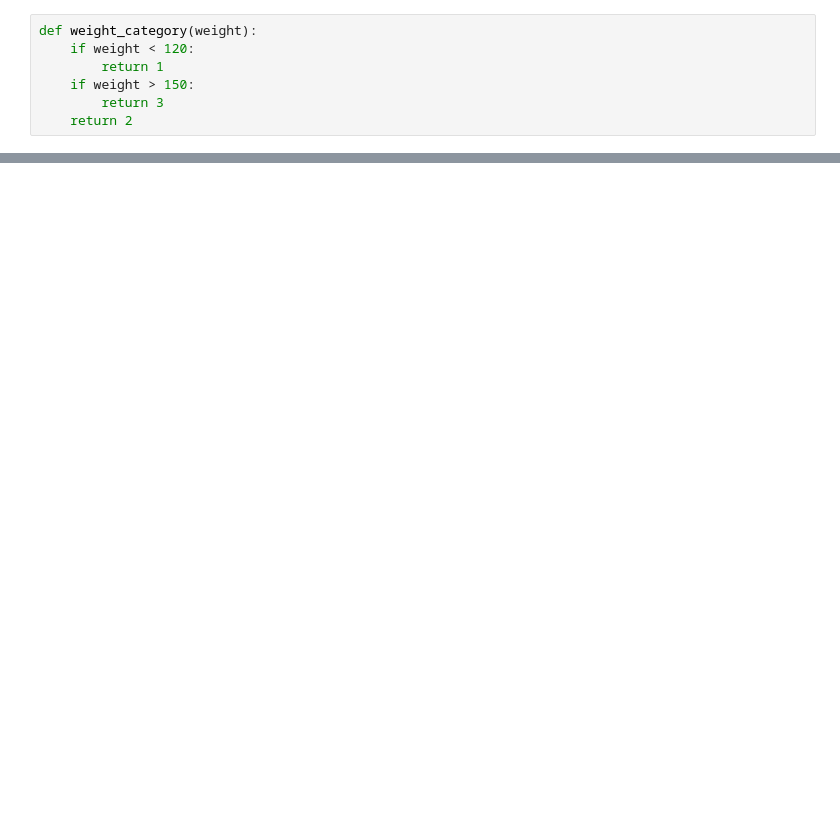
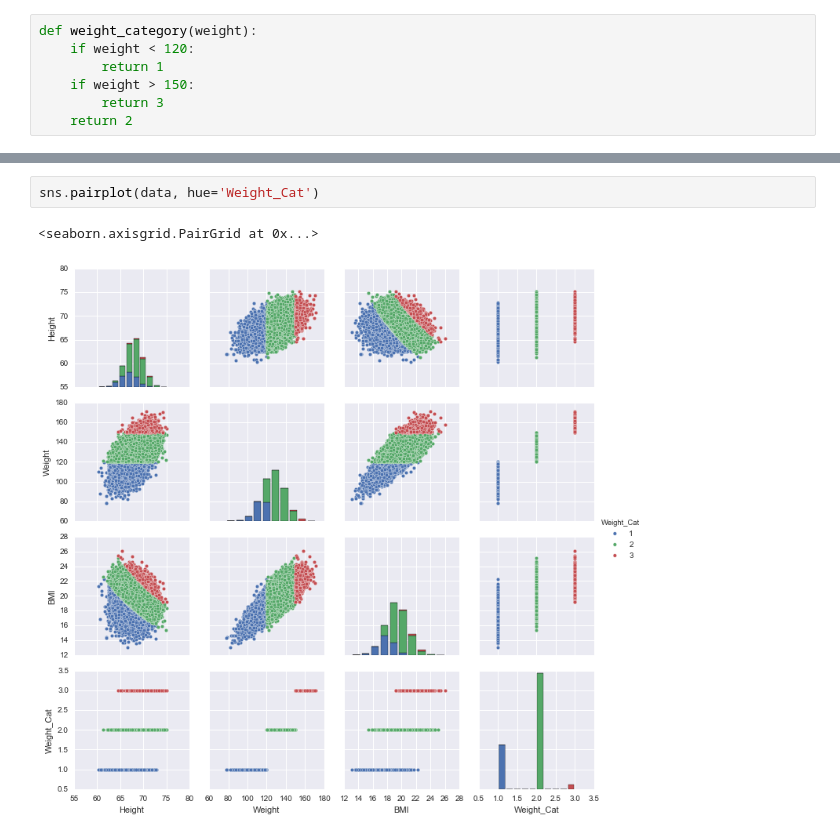
Before and after one commit to pro1710/data_science, a Jupyter notebook: linear_regression/weights_heights.ipynb, the cells around one changed output, grey strips where cells are left out. Cells and saved outputs as stored; diff of their text form; blank space fills up the shorter version.

```diff
--- a/linear_regression/weights_heights.ipynb
+++ b/linear_regression/weights_heights.ipynb
@@ -46,0 +51,5 @@ pd.
+# %%
+sns.pairplot(data, hue='Weight_Cat')
+# %% [output]
+<seaborn.axisgrid.PairGrid at 0x...>
+[figure, added]
```
Also changed, not shown: parts of 13 cells of this notebook.
